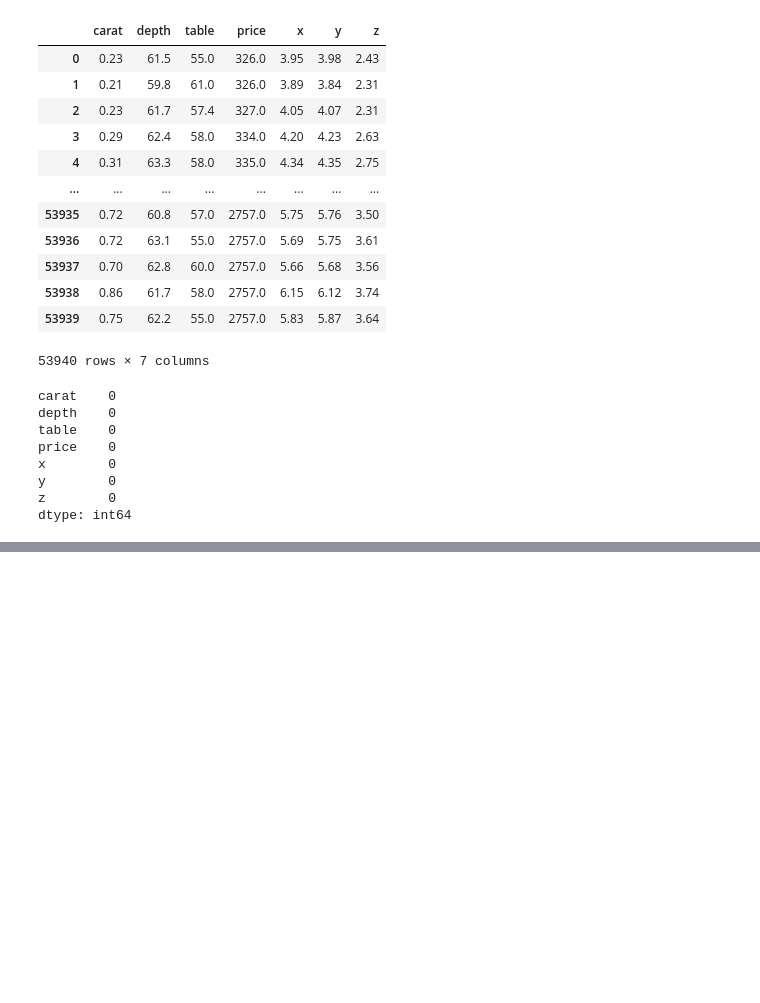
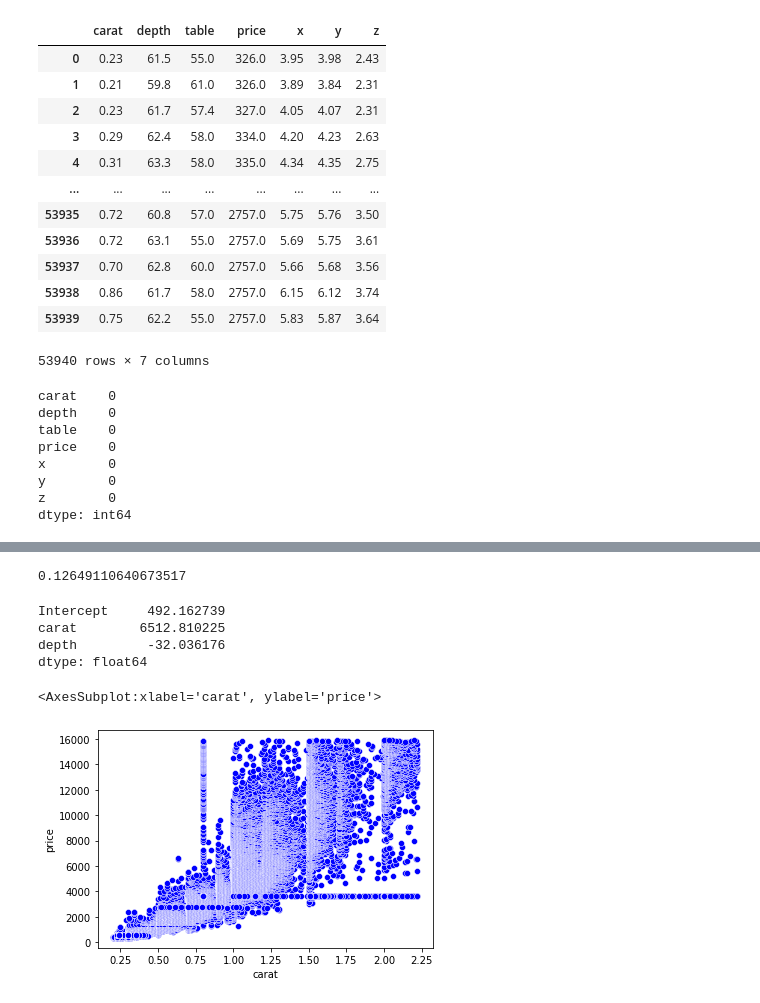
Before and after one commit to ManuelCarCas/Actividad1.Gesti-n, a Jupyter notebook: ACTIVIDAD1.IPYNB, the cells around one changed output, grey strips where cells are left out. Drawn from its saved outputs; the diff is of its cells as text; code cells hidden in the pictures; blank space fills up the shorter version.

```diff
--- a/ACTIVIDAD1.IPYNB
+++ b/ACTIVIDAD1.IPYNB
@@ -195,0 +464,21 @@ data_clean.to_csv("diamonds_sinOUTLIERS.csv")
+# %%
+#Calculamos el coeficiente de correlación R
+coef_Correl= np.sqrt(0.016)
+coef_Correl
+# %% [output]
+0.12649110640673517
+# %%
+#Definimos la función del modelo de predicción
+
+model3=smf.ols(formula="price~carat+depth", data=df).fit()
+model3.params
+# %% [output]
+Intercept     492.162739
+carat        6512.810225
+depth         -32.036176
+dtype: float64
+# %%
+sns.scatterplot(x='carat', y='price', color="blue", data=df)
+# %% [output]
+<AxesSubplot:xlabel='carat', ylabel='price'>
+[figure, added]
```
Also changed, not shown: parts of 61 cells of this notebook.
